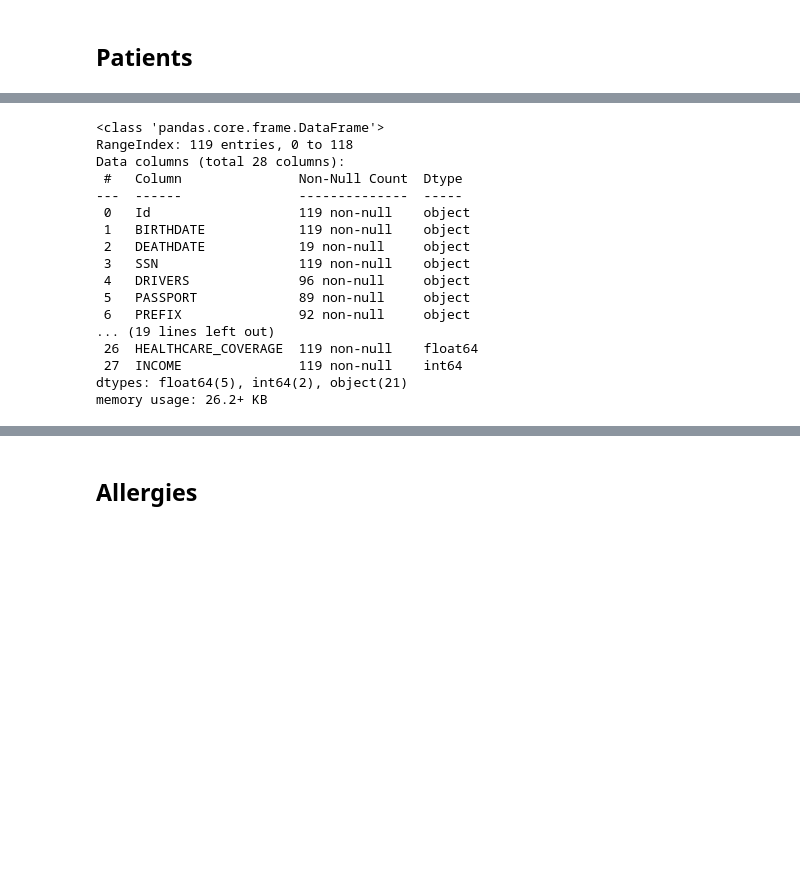
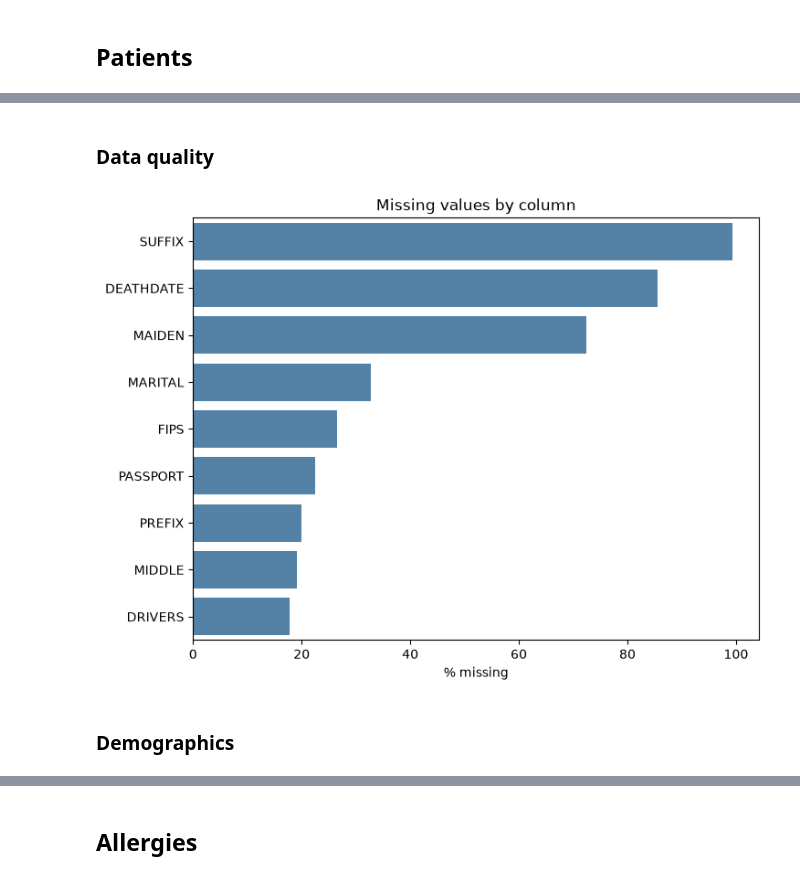
Before and after one commit to tssrao/clinical-investigation-agent, a Jupyter notebook: notebooks/eda.ipynb, the cells around one changed output, grey strips where cells are left out. Drawn from its saved outputs; the diff is of its cells as text; code cells hidden in the pictures; blank space fills up the shorter version.

Commit message:
increased data size and init EDA

```diff
--- a/notebooks/eda.ipynb
+++ b/notebooks/eda.ipynb
@@ -28,20 +31,14 @@ patients_df
+# %% [markdown]
+### Data quality
 # %%
-patients_df.info()
+missing_pct = patients_df.isna().mean().sort_values(ascending=False)
+missing_pct = (missing_pct[missing_pct > 0] * 100).round(1)
+
+plt.figure(figsize=(8, 6))
+sns.barplot(x=missing_pct.values, y=missing_pct.index, color="steelblue")
+plt.xlabel("% missing")
+plt.ylabel("")
+plt.title("Missing values by column")
+plt.show()
 # %% [output]
-<class 'pandas.core.frame.DataFrame'>
-RangeIndex: 119 entries, 0 to 118
-Data columns (total 28 columns):
- #   Column               Non-Null Count  Dtype
----  ------               --------------  -----
- 0   Id                   119 non-null    object
- 1   BIRTHDATE            119 non-null    object
- 2   DEATHDATE            19 non-null     object
- 3   SSN                  119 non-null    object
- 4   DRIVERS              96 non-null     object
- 5   PASSPORT             89 non-null     object
- 6   PREFIX               92 non-null     object
-... (19 lines left out)
- 26  HEALTHCARE_COVERAGE  119 non-null    float64
- 27  INCOME               119 non-null    int64
-dtypes: float64(5), int64(2), object(21)
-memory usage: 26.2+ KB
+[figure, added]
@@ -47,0 +48,2 @@ memory usage: 26.2+ KB
+# %% [markdown]
+### Demographics
```
Also changed, not shown: parts of 30 cells of this notebook, 8 other files.
